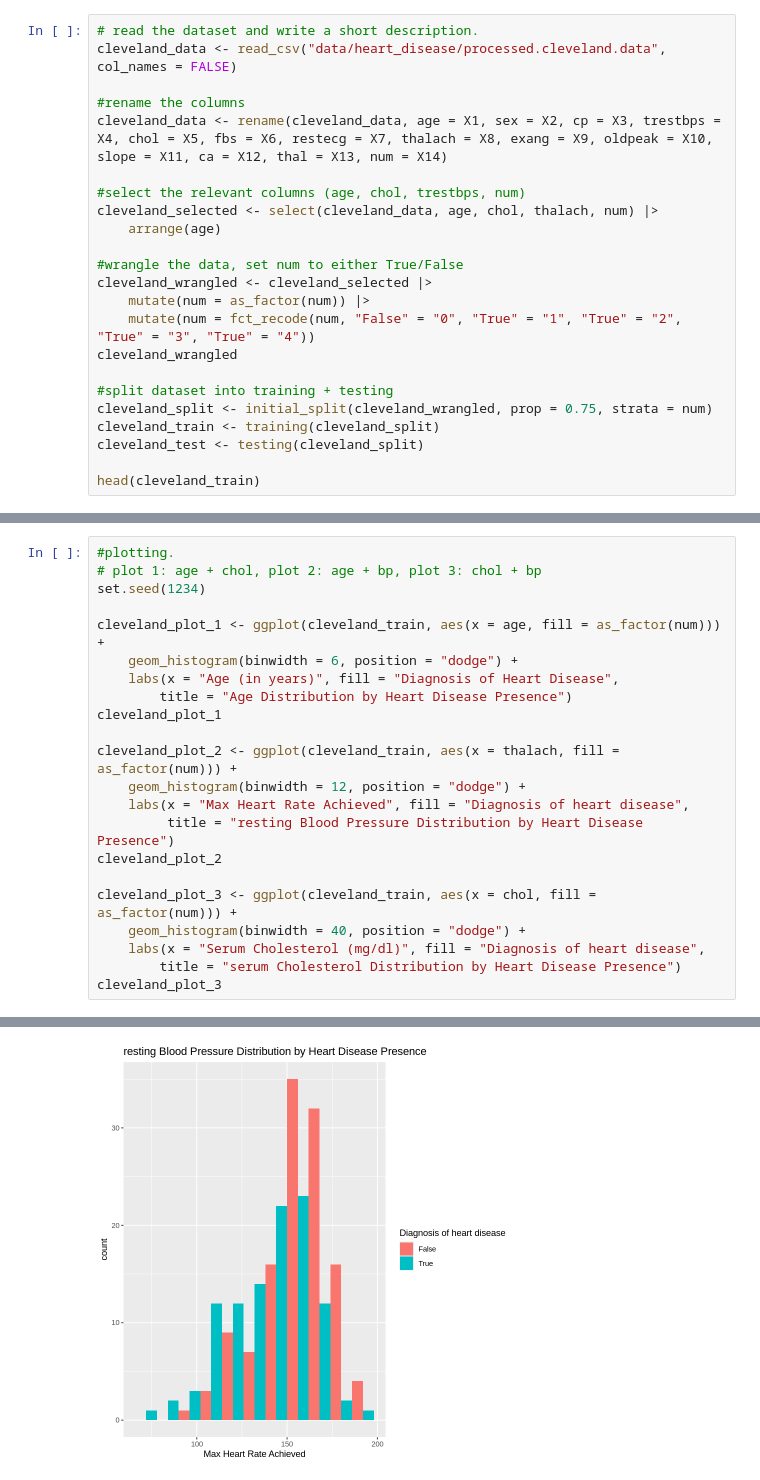
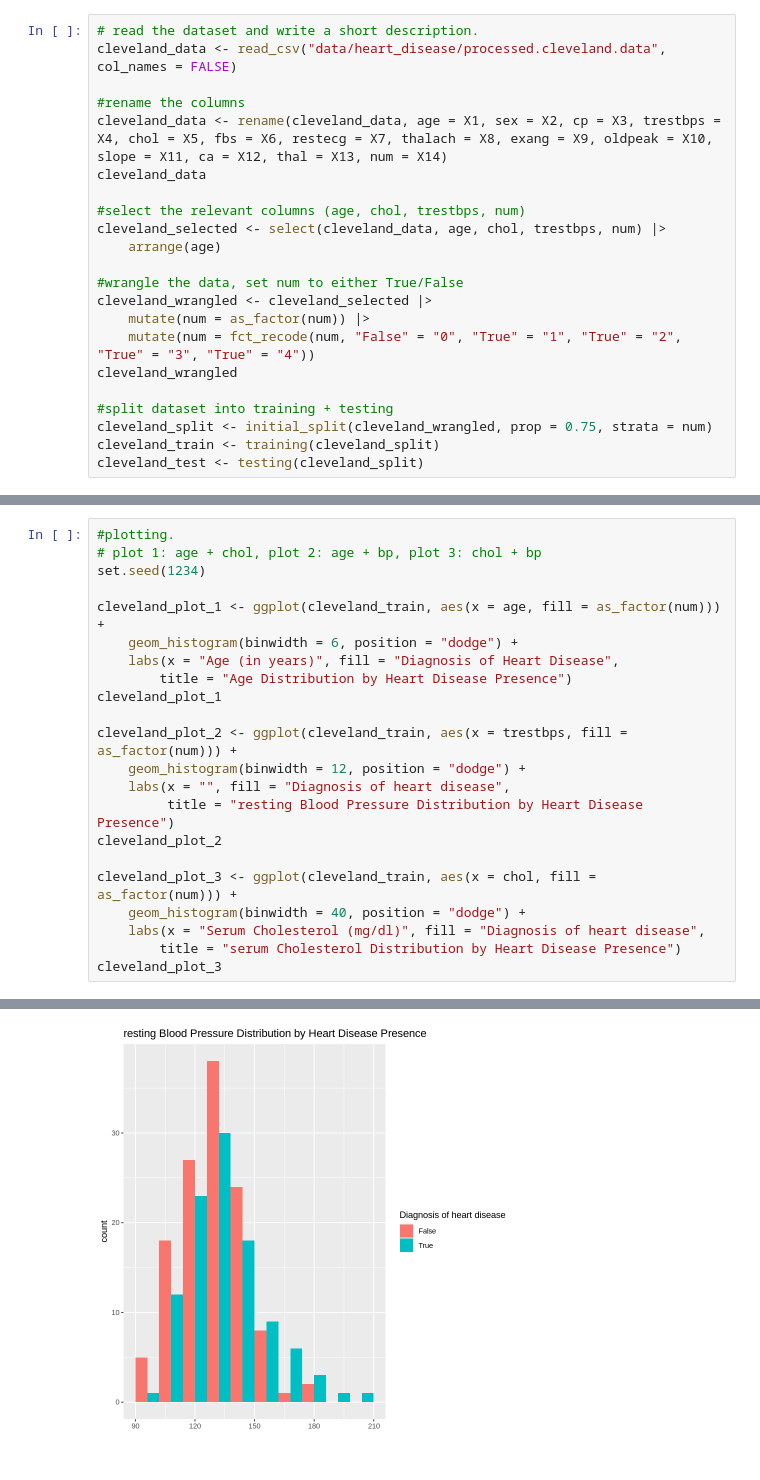
Before and after one commit to gabbiv16/dsci100-2024S, a Jupyter notebook: Project Proposal.ipynb, the cells around one changed output, grey strips where cells are left out. Saved outputs shown, nothing was run; the diff lists cells and outputs as text.

```diff
--- a/Project Proposal.ipynb
+++ b/Project Proposal.ipynb
@@ -28,9 +20,10 @@ cleveland_data <- read_csv("data/heart_disease/processed.cleveland.data", col_na
 
 #rename the columns
 cleveland_data <- rename(cleveland_data, age = X1, sex = X2, cp = X3, trestbps = X4, chol = X5, fbs = X6, restecg = X7, thalach = X8, exang = X9, oldpeak = X10, slope = X11, ca = X12, thal = X13, num = X14)
+cleveland_data
 
 #select the relevant columns (age, chol, trestbps, num)
-cleveland_selected <- select(cleveland_data, age, chol, thalach, num) |>
+cleveland_selected <- select(cleveland_data, age, chol, trestbps, num) |>
     arrange(age)
 
 #wrangle the data, set num to either True/False
@@ -43,8 +36,6 @@ cleveland_wrangled
 cleveland_split <- initial_split(cleveland_wrangled, prop = 0.75, strata = num)
 cleveland_train <- training(cleveland_split)
 cleveland_test <- testing(cleveland_split)
-
-head(cleveland_train)
 # %% [output]
 Rows: 303 Columns: 14
 ── Column specification ────────────────────────────────────────────────────────
@@ -101,9 +97,9 @@ cleveland_plot_1 <- ggplot(cleveland_train, aes(x = age, fill = as_factor(num)))
         title = "Age Distribution by Heart Disease Presence")
 cleveland_plot_1
 
-cleveland_plot_2 <- ggplot(cleveland_train, aes(x = thalach, fill = as_factor(num))) +
+cleveland_plot_2 <- ggplot(cleveland_train, aes(x = trestbps, fill = as_factor(num))) +
     geom_histogram(binwidth = 12, position = "dodge") +
-    labs(x = "Max Heart Rate Achieved", fill = "Diagnosis of heart disease",
+    labs(x = "", fill = "Diagnosis of heart disease",
          title = "resting Blood Pressure Distribution by Heart Disease Presence")
 cleveland_plot_2
 
@@ -117 +113 @@ cleveland_plot_3
-[figure, old version]
+[figure, new version]
```
Also changed, not shown: parts of 13 cells of this notebook, 1 other file.
